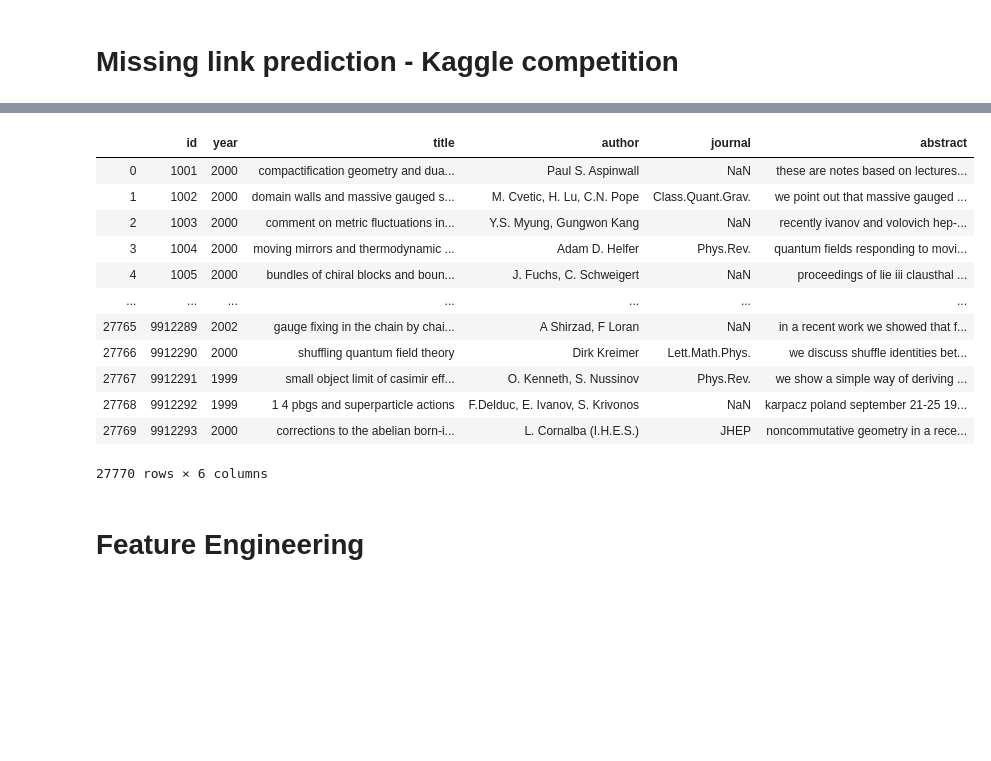
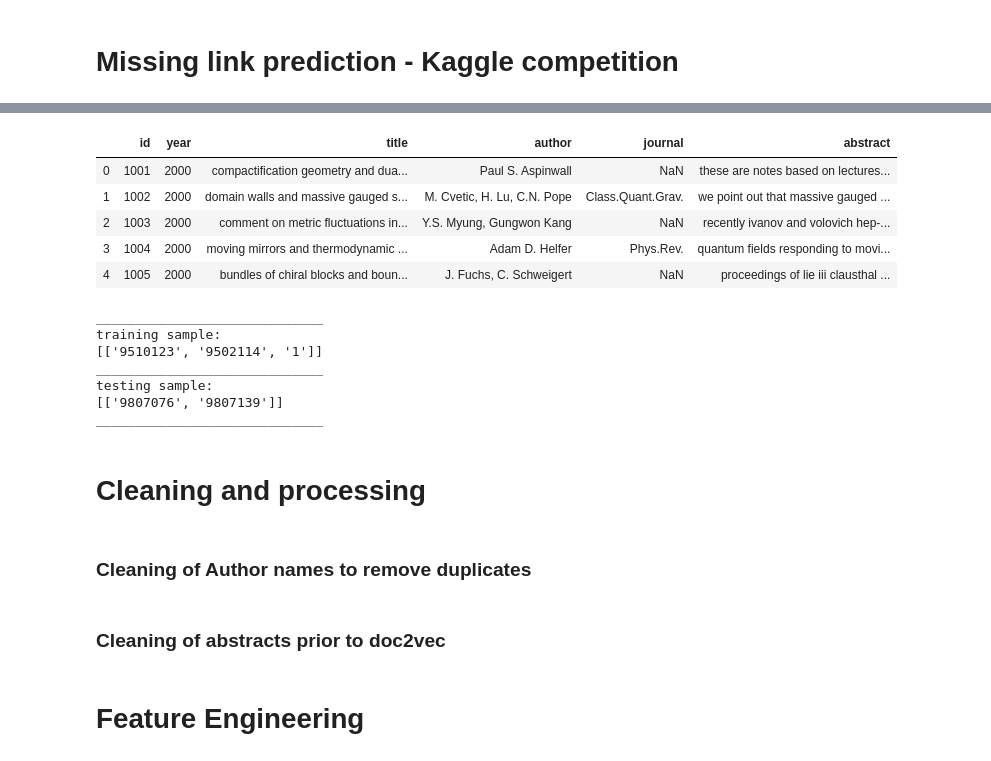
Before and after one commit to SapiensZ/NSA, a Jupyter notebook: Submission.ipynb, the cells around one changed output, grey strips where cells are left out. Saved outputs shown, nothing was run; the diff lists cells and outputs as text; code cells hidden in the pictures; blank space fills up the shorter version.

```diff
--- a/Submission.ipynb
+++ b/Submission.ipynb
@@ -43,19 +48,36 @@ n_info.columns = colnames
 # %%
-n_info
+n_info.head()
 # %% [output]
 |  | id | year | title | author | journal | abstract |
 | 0 | 1001 | 2000 | compactification geometry and dua... | Paul S. Aspinwall | NaN | these are notes based on lectures... |
 | 1 | 1002 | 2000 | domain walls and massive gauged s... | M. Cvetic, H. Lu, C.N. Pope | Class.Quant.Grav. | we point out that massive gauged ... |
 | 2 | 1003 | 2000 | comment on metric fluctuations in... | Y.S. Myung, Gungwon Kang | NaN | recently ivanov and volovich hep-... |
 | 3 | 1004 | 2000 | moving mirrors and thermodynamic ... | Adam D. Helfer | Phys.Rev. | quantum fields responding to movi... |
 | 4 | 1005 | 2000 | bundles of chiral blocks and boun... | J. Fuchs, C. Schweigert | NaN | proceedings of lie iii clausthal ... |
-| ... | ... | ... | ... | ... | ... | ... |
-| 27765 | 9912289 | 2002 | gauge fixing in the chain by chai... | A Shirzad, F Loran | NaN | in a recent work we showed that f... |
-| 27766 | 9912290 | 2000 | shuffling quantum field theory | Dirk Kreimer | Lett.Math.Phys. | we discuss shuffle identities bet... |
-| 27767 | 9912291 | 1999 | small object limit of casimir eff... | O. Kenneth, S. Nussinov | Phys.Rev. | we show a simple way of deriving ... |
-| 27768 | 9912292 | 1999 | 1 4 pbgs and superparticle actions | F.Delduc, E. Ivanov, S. Krivonos | NaN | karpacz poland september 21-25 19... |
-| 27769 | 9912293 | 2000 | corrections to the abelian born-i... | L. Cornalba (I.H.E.S.) | JHEP | noncommutative geometry in a rece... |
-27770 rows × 6 columns
+# %%
+# Visualize graph data
+
+print('_____________________________')
+print('training sample:')
+print(training_set[:1])
+print('_____________________________')
+print('testing sample:')
+print(testing_set[:1])
+print('_____________________________')
+# %% [output]
+_____________________________
+training sample:
+[['9510123', '9502114', '1']]
+_____________________________
+testing sample:
+[['9807076', '9807139']]
+_____________________________
+# %% [markdown]
+# Cleaning and processing
+# %% [markdown]
+### Cleaning of Author names to remove duplicates
+# %% [markdown]
+### Cleaning of abstracts prior to doc2vec
 # %% [markdown]
 # Feature Engineering
 # %% [markdown]
```
Also changed, not shown: parts of 35 cells of this notebook.
